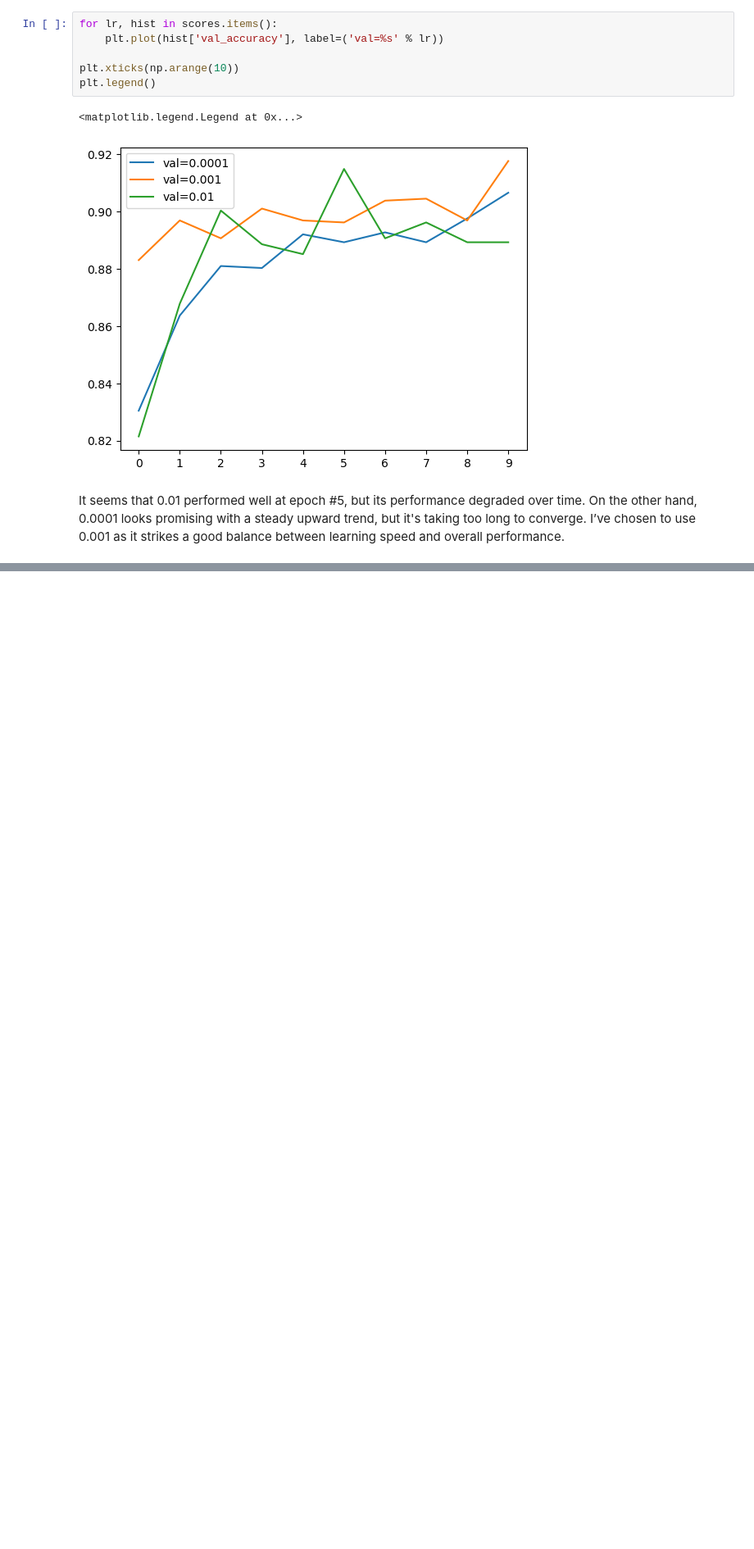
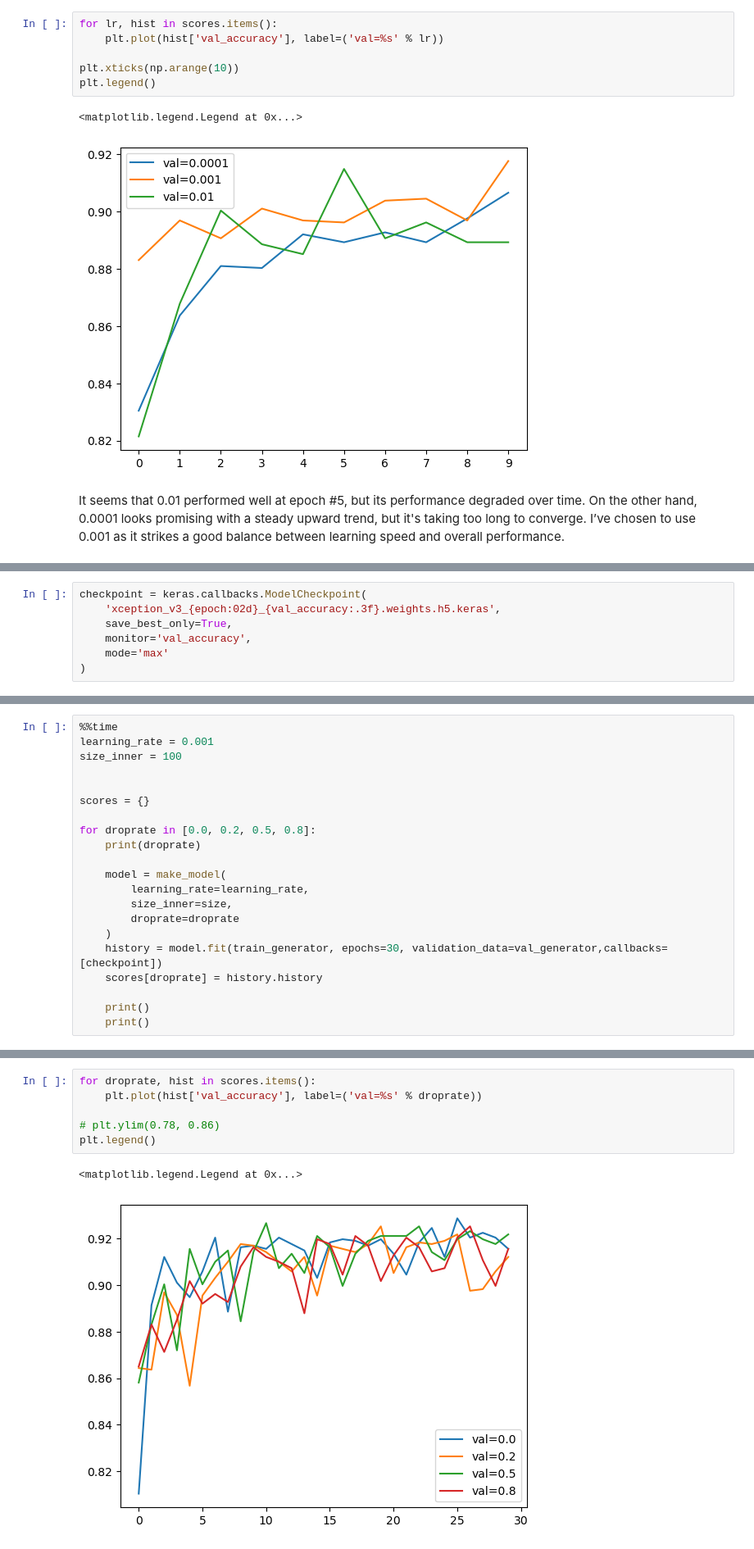
Before and after one commit to Maxkaizo/mlzoomcamp_cp1, a Jupyter notebook: notebook.ipynb, the cells around one changed output, grey strips where cells are left out. Shown at 82% size. Cells and saved outputs as stored; diff of their text form; blank space fills up the shorter version.

```diff
--- a/notebook.ipynb
+++ b/notebook.ipynb
@@ -635,0 +818,7 @@ It seems that 0.01 performed well at epoch #5, but its performance degraded over
+# %%
+checkpoint = keras.callbacks.ModelCheckpoint(
+    'xception_v3_{epoch:02d}_{val_accuracy:.3f}.weights.h5.keras',
+    save_best_only=True,
+    monitor='val_accuracy',
+    mode='max'
+)
@@ -635,0 +849,21 @@ It seems that 0.01 performed well at epoch #5, but its performance degraded over
+# %%
+%%time
+learning_rate = 0.001
+size_inner = 100
+
+
+scores = {}
+
+for droprate in [0.0, 0.2, 0.5, 0.8]:
+    print(droprate)
+
+    model = make_model(
+        learning_rate=learning_rate,
+        size_inner=size,
+        droprate=droprate
+    )
+    history = model.fit(train_generator, epochs=30, validation_data=val_generator,callbacks=[checkpoint])
+    scores[droprate] = history.history
+
+    print()
+    print()
@@ -635,0 +888,9 @@ It seems that 0.01 performed well at epoch #5, but its performance degraded over
+# %%
+for droprate, hist in scores.items():
+    plt.plot(hist['val_accuracy'], label=('val=%s' % droprate))
+
+# plt.ylim(0.78, 0.86)
+plt.legend()
+# %% [output]
+<matplotlib.legend.Legend at 0x...>
+[figure, added]
```
Also changed, not shown: parts of 26 cells of this notebook, 1 other file.
